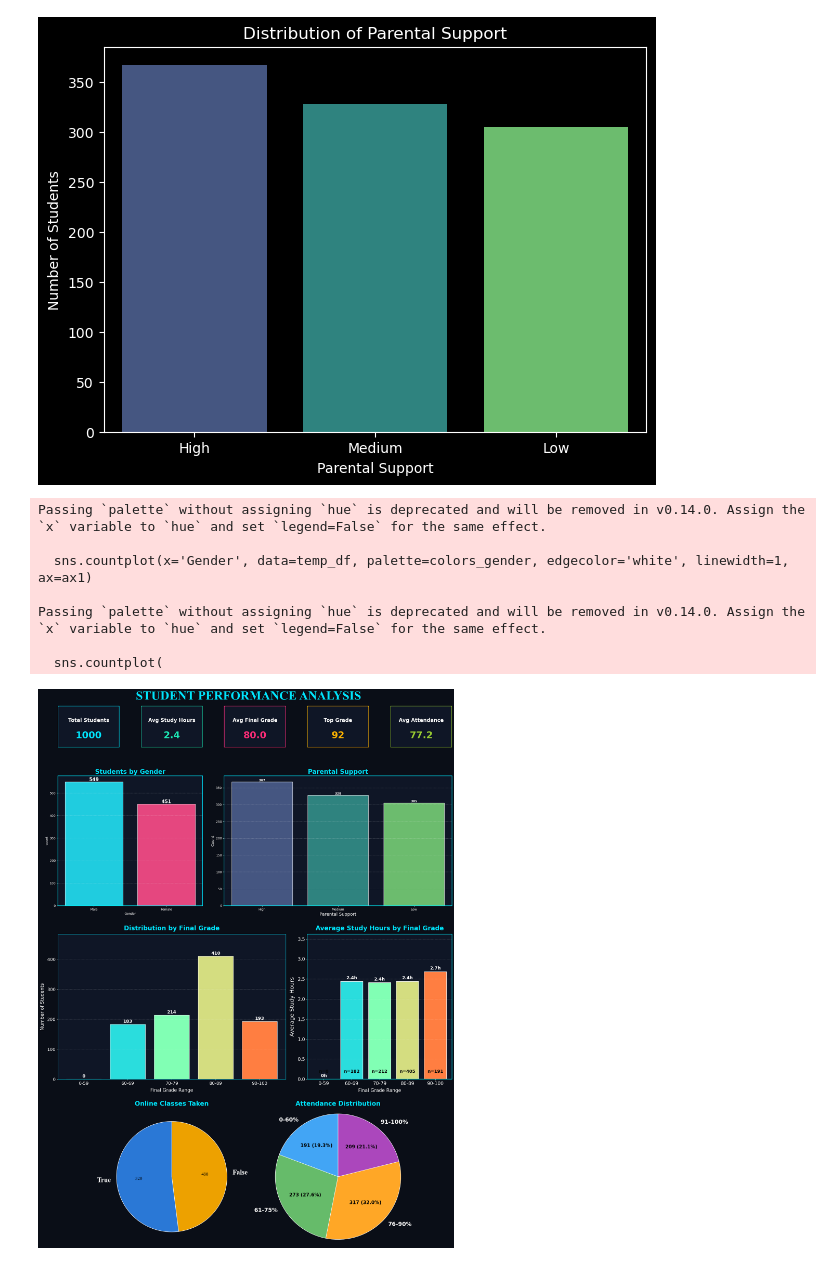
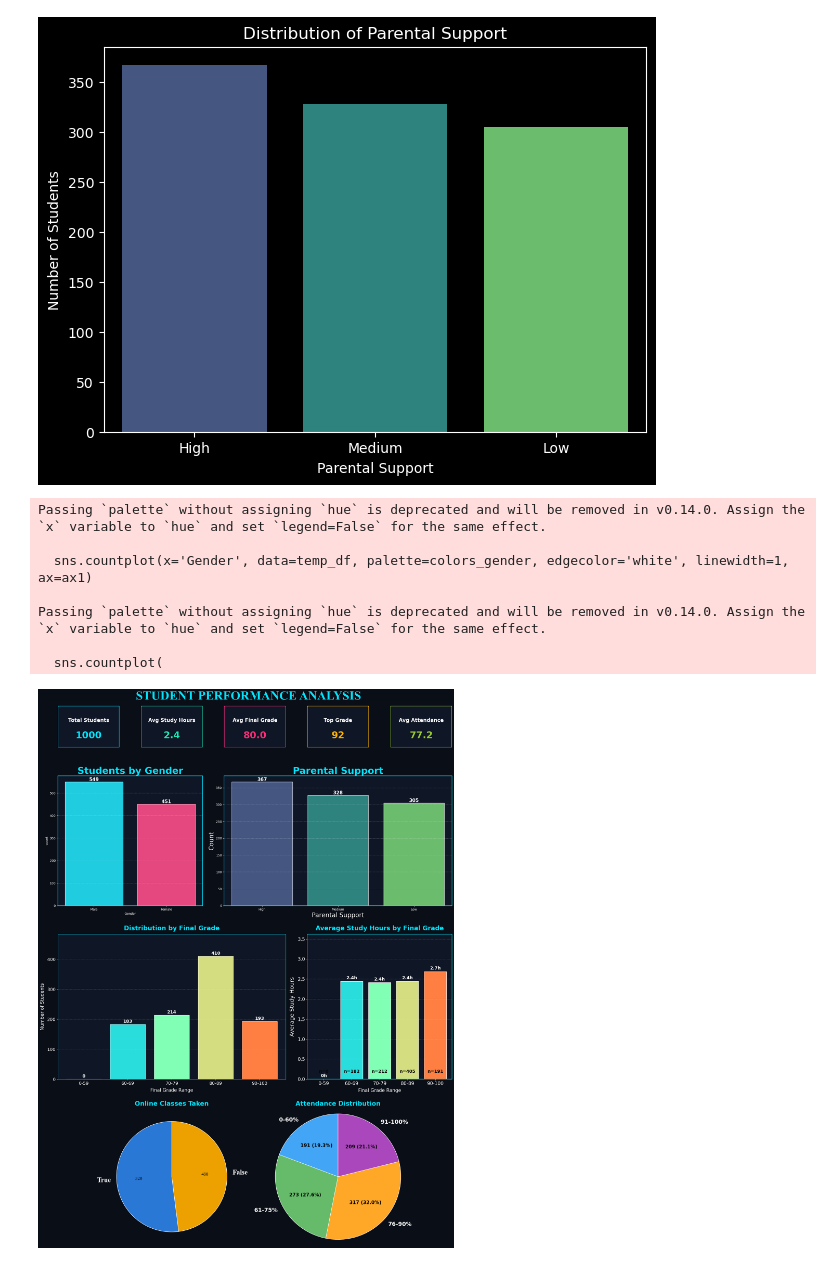
Before and after one commit to rohitsinghsomvanshi/Project, a Jupyter notebook: Proj2/student_performance.ipynb, the cells around one changed output. Cells and saved outputs as stored; diff of their text form; code cells hidden in the pictures.

```diff
--- a/Proj2/student_performance.ipynb
+++ b/Proj2/student_performance.ipynb
@@ -254,7 +254,7 @@ sns.countplot(x='Gender', data=temp_df, palette=colors_gender, edgecolor='white'
 for p in ax1.patches:
     ax1.annotate(f"{int(p.get_height())}", (p.get_x() + p.get_width() / 2, p.get_height()),
                  ha='center', va='bottom', fontsize=15, fontweight='bold', color='white')
-ax1.set_title('Students by Gender', fontsize=20, fontweight='bold', color='#00e5ff')
+ax1.set_title('Students by Gender', fontsize=30, fontweight='bold', color='#00e5ff')
 ax1.set_facecolor('#0f1626')
 ax1.grid(axis='y', linestyle='--', alpha=0.3)
 for spine in ax1.spines.values():
@@ -273,10 +273,10 @@ sns.countplot(
 )
 for p in ax_parent.patches:
     ax_parent.annotate(f"{int(p.get_height())}", (p.get_x() + p.get_width() / 2, p.get_height()),
-                       ha='center', va='bottom', fontsize=10, fontweight='bold', color='white')
-ax_parent.set_title('Parental Support', fontsize=20, fontweight='bold', color='#00e5ff')
-ax_parent.set_xlabel('Parental Support', fontsize=14, color='white')
-ax_parent.set_ylabel('Count', fontsize=12, color='white')
+                       ha='center', va='bottom', fontsize=15, fontweight='bold', color='white')
+ax_parent.set_title('Parental Support', fontsize=30, fontweight='bold', color='#00e5ff')
+ax_parent.set_xlabel('Parental Support', fontsize=20, color='white')
+ax_parent.set_ylabel('Count', fontsize=20, color='white')
 ax_parent.set_facecolor('#0f1626')
 ax_parent.grid(axis='y', linestyle='--', alpha=0.3)
 for spine in ax_parent.spines.values():
@@ -436,31 +436,31 @@ wedges, texts, autotexts = ax_att.pie(
     startangle=90,
     wedgeprops={'edgecolor': 'white', 'linewidth': 1.2},
 
 )
 # Bahar ke labels -> White
 for text in texts:
     text.set_color('white')
     text.set_fontsize(18)
     text.set_weight('bold')
 
 # Andar ki values -> Black
 for autotext in autotexts:
     autotext.set_color('black')
     autotext.set_fontsize(15)
     autotext.set_weight('bold')
 
 ax_att.set_title('Attendance Distribution', fontsize=20, fontweight='bold', color='#00e5ff')
 ax_att.axis('equal')
 ax_att.set_facecolor('#0f1626')
 
 fig.subplots_adjust(left=0.055, right=0.975, top=0.91, bottom=0.055, hspace=0.55, wspace=0.35)
 plt.show()
 # %% [output]
 Passing `palette` without assigning `hue` is deprecated and will be removed in v0.14.0. Assign the `x` variable to `hue` and set `legend=False` for the same effect.
 
   sns.countplot(x='Gender', data=temp_df, palette=colors_gender, edgecolor='white', linewidth=1, ax=ax1)
 
 Passing `palette` without assigning `hue` is deprecated and will be removed in v0.14.0. Assign the `x` variable to `hue` and set `legend=False` for the same effect.
 
   sns.countplot(
-[figure, old version]
+[figure, new version]
```
Also changed, not shown: 4 other files.
